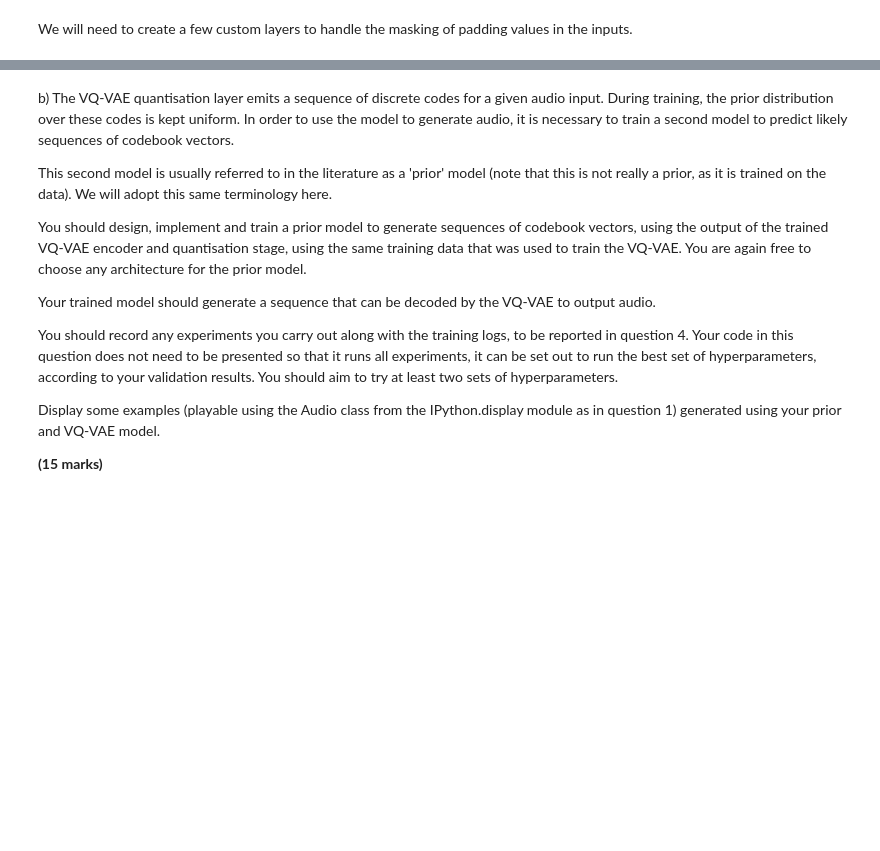
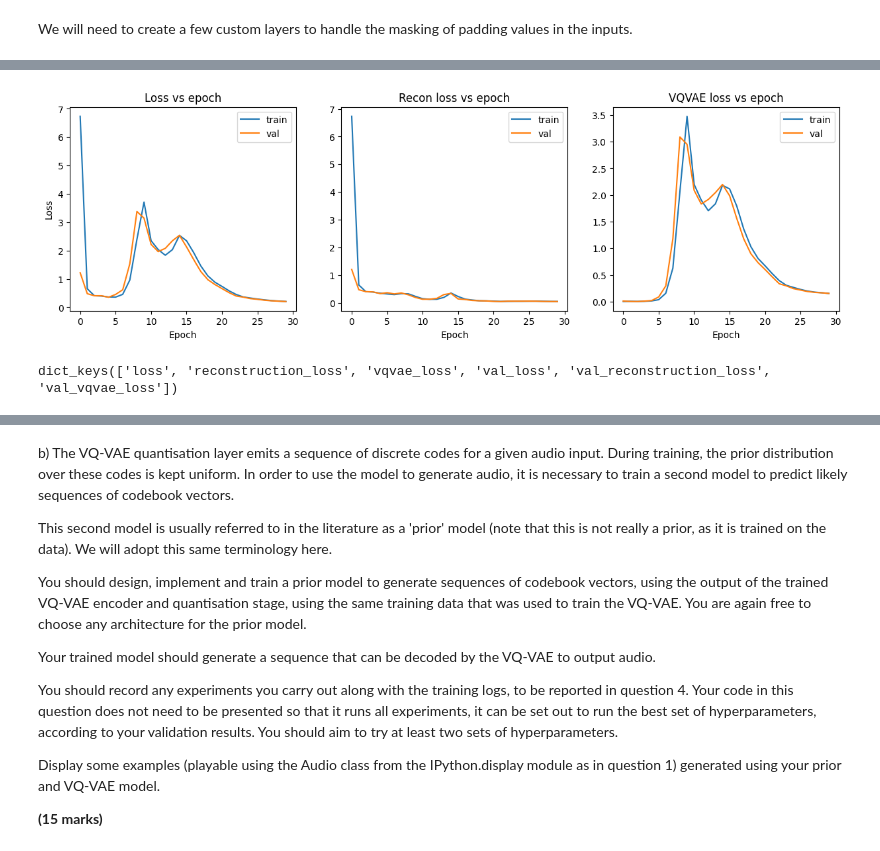
Before and after one commit to bloup1/Deep-Learning, a Jupyter notebook: Summative_assessment_3.ipynb, the cells around one changed output, grey strips where cells are left out. Saved outputs shown, nothing was run; the diff lists cells and outputs as text; code cells hidden in the pictures; blank space fills up the shorter version.

```diff
--- a/Summative_assessment_3.ipynb
+++ b/Summative_assessment_3.ipynb
@@ -1252,0 +914,15 @@ TensorShape([64, 7038])
+# %%
+def reconstruction_loss(y_true, y_pred):
+    return -y_pred.log_prob(y_true)
+
+vqvae_trainer = VQVAETrainer2(data_variance_nopadding, latent_dim=16, num_embeddings=128)
+vqvae_trainer.compile(optimizer=keras.optimizers.Adam(),
+                      loss=reconstruction_loss, metrics=['accuracy'])
+#vqvae_trainer.compile(optimizer=tf.keras.optimizers.Adam(0.0005))
+#vqvae_trainer.fit(train_data, epochs=100, validation_data=val_data,
+#                  callbacks = [early_stopping])
+
+history = vqvae_trainer.fit(train_dataset,
+                            validation_data=val_dataset,
+                            epochs=30,
+                            batch_size=64)
@@ -1252,0 +947,33 @@ TensorShape([64, 7038])
+# %%
+# Plot the learning curves
+
+fig = plt.figure(figsize=(15, 4))
+fig.add_subplot(1, 3, 1)
+plt.plot(history.history['loss'], label='train')
+plt.plot(history.history['val_loss'], label='val')
+plt.xlabel("Epoch")
+plt.ylabel("Loss")
+plt.title("Loss vs epoch")
+plt.legend()
+
+fig.add_subplot(1, 3, 2)
+plt.plot(history.history['reconstruction_loss'], label='train')
+plt.plot(history.history['val_reconstruction_loss'], label='val')
+plt.xlabel("Epoch")
+plt.title("Recon loss vs epoch")
+plt.legend()
+
+fig.add_subplot(1, 3, 3)
+plt.plot(history.history['vqvae_loss'], label='train')
+plt.plot(history.history['val_vqvae_loss'], label='val')
+plt.xlabel("Epoch")
+plt.title("VQVAE loss vs epoch")
+plt.legend()
+
+plt.show()
+# %% [output]
+[figure, added]
+# %%
+history.history.keys()
+# %% [output]
+dict_keys(['loss', 'reconstruction_loss', 'vqvae_loss', 'val_loss', 'val_reconstruction_loss', 'val_vqvae_loss'])
```
Also changed, not shown: parts of 73 cells of this notebook.
